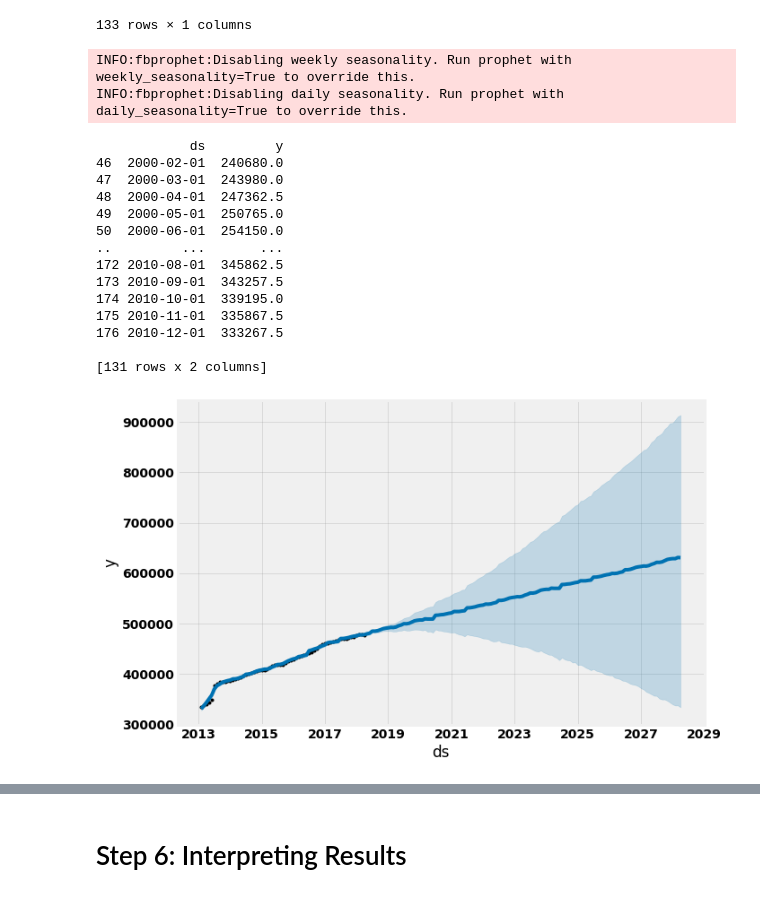
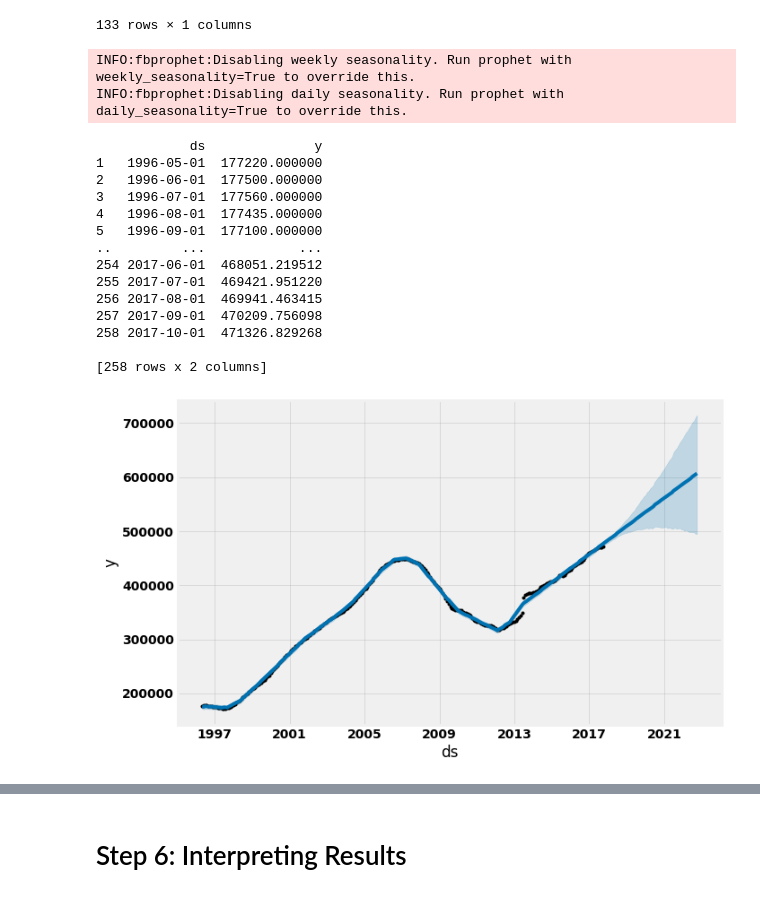
Before and after one commit to allisonhonold/Zillow_investment_zipcodes, a Jupyter notebook: ash_mod_4_starter_notebook.ipynb, the cells around one changed output, grey strips where cells are left out. Drawn from its saved outputs; the diff is of its cells as text; code cells hidden in the pictures.

```diff
--- a/ash_mod_4_starter_notebook.ipynb
+++ b/ash_mod_4_starter_notebook.ipynb
@@ -40,4 +43,4 @@ import matplotlib
 # %%
-df = pd.read_csv('zillow_data.csv')
+df = pd.read_csv('raw_data/zillow_data.csv')
 # %%
 df.head()
@@ -170,7 +167,7 @@ chicago_melted.loc['2000-01-01': '2011-01-01']
 | 2011-01-01 | 332305.0 |
 133 rows × 1 columns
 # %%
-def model_price(df, start, end, periods=36, freq='MS', interval_width=0.80):
+def model_price(df, start, end, periods=60, freq='MS', interval_width=0.80):
     df = df.reset_index()
     df.columns = ['ds', 'y']
     data = df.loc[(df['ds'] > start) & (df['ds'] < end)]
@@ -179,26 +176,26 @@ def model_price(df, start, end, periods=36, freq='MS', interval_width=0.80):
     Model.fit(data)
     future_dates = Model.make_future_dataframe(periods=periods, freq=freq)
     forecast = Model.predict(future_dates)
-    return Model
+    return Model, forecast
 # %%
-model = model_price(chicago_melted, '2000-01-01', '2011-01-01')
-Model.plot(forecast, uncertainty=True)
+model, forecast = model_price(chicago_melted, '1996-04-01', '2017-11-01')
+model.plot(forecast, uncertainty=True)
 plt.show()
 # %% [output]
 INFO:fbprophet:Disabling weekly seasonality. Run prophet with weekly_seasonality=True to override this.
 INFO:fbprophet:Disabling daily seasonality. Run prophet with daily_seasonality=True to override this.
-            ds         y
-46  2000-02-01  240680.0
-47  2000-03-01  243980.0
-48  2000-04-01  247362.5
-49  2000-05-01  250765.0
-50  2000-06-01  254150.0
-..         ...       ...
-172 2010-08-01  345862.5
-173 2010-09-01  343257.5
-174 2010-10-01  339195.0
-175 2010-11-01  335867.5
-176 2010-12-01  333267.5
+            ds              y
+1   1996-05-01  177220.000000
+2   1996-06-01  177500.000000
+3   1996-07-01  177560.000000
+4   1996-08-01  177435.000000
+5   1996-09-01  177100.000000
+..         ...            ...
+254 2017-06-01  468051.219512
+255 2017-07-01  469421.951220
+256 2017-08-01  469941.463415
+257 2017-09-01  470209.756098
+258 2017-10-01  471326.829268
 
-[131 rows x 2 columns]
+[258 rows x 2 columns]
-[figure, old version]
+[figure, new version]
```
Also changed, not shown: parts of 7 cells of this notebook, 2 other files.
